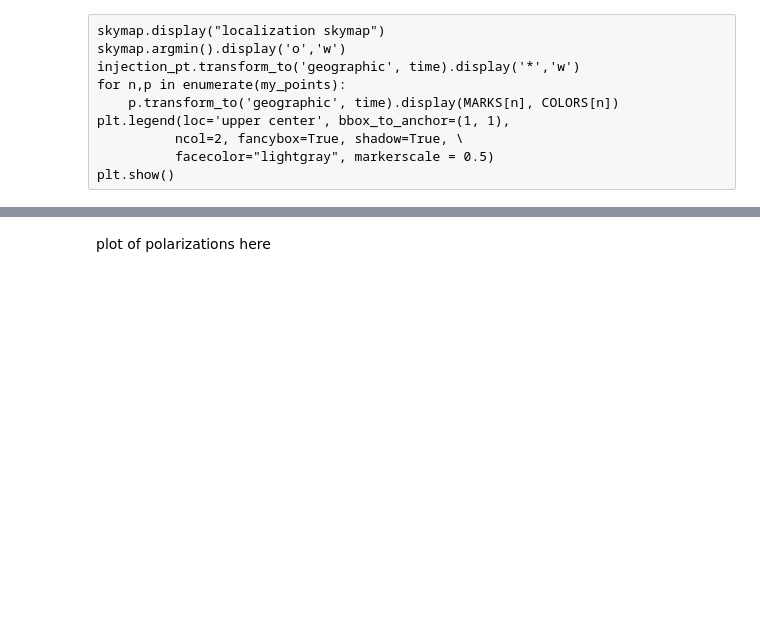
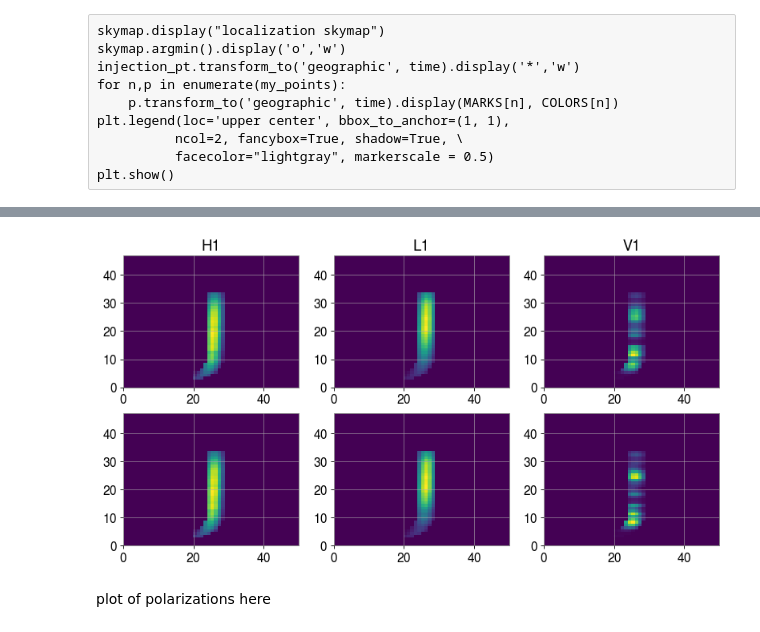
Before and after one commit to ecm0/pyburst, a Jupyter notebook: pipeline/pipeline.ipynb, the cells around one changed output, grey strips where cells are left out. Cells and saved outputs as stored; diff of their text form; code cells hidden in the pictures; blank space fills up the shorter version.

```diff
--- a/pipeline/pipeline.ipynb
+++ b/pipeline/pipeline.ipynb
@@ -205,10 +212,10 @@ plt.show()
 ### Compute mixing matrix at each frequencies
 Note: this can be done only once for an entire segment
 # %%
-phases = np.exp(-2*np.pi*1j* np.einsum('ij,jk->ijk', delays, freqs))
-mixing = np.einsum('ijk,ijl->iljk', antenna_patterns, phases)
-mixing_whitened = np.einsum('ijk,jl,ijl->iljk', antenna_patterns, 1/asds, phases)
-mixing_whitened_inverse = np.linalg.pinv(mixing_whitened)
+phases = numpy.exp(-2*numpy.pi*1j* numpy.einsum('ij,jk->ijk', delays, freqs))
+mixing = numpy.einsum('ijk,ijl->iljk', antenna_patterns, phases)
+mixing_whitened = numpy.einsum('ijk,jl,ijl->iljk', antenna_patterns, 1/asds, phases)
+mixing_whitened_inverse = numpy.linalg.pinv(mixing_whitened)
 # %% [markdown]
 ## Pixel selection
 # %% [raw]
@@ -220,13 +227,13 @@ for d, m in zip(network, whitened_tfmaps):
 # This mask was draw by hand and represent the best result one you
 # obtain with a clever pixel selection algorithm (to be designed)
 # The mask should be applied to the tile [15:50,250:350]
-mask = np.logical_not(imread('mask-bbh.png')[:,:,0])
-#idx_time = np.arange(290,340, dtype=np.intp)
-idx_time = np.arange(294,344, dtype=np.intp)
-idx_freq = np.arange(3,50, dtype=np.intp)
-# idx_time = np.arange(250,350, dtype=np.intp)
-# idx_freq = np.arange(15,50, dtype=np.intp)
-idx = np.ix_(np.arange(3), idx_freq, idx_time)
+mask = numpy.logical_not(plt.imread('../../HLV-data/mask-bbh.png')[:,:,0])
+#idx_time = numpy.arange(290,340, dtype=numpy.intp)
+idx_time = numpy.arange(294,344, dtype=numpy.intp)
+idx_freq = numpy.arange(3,50, dtype=numpy.intp)
+# idx_time = numpy.arange(250,350, dtype=numpy.intp)
+# idx_freq = numpy.arange(15,50, dtype=numpy.intp)
+idx = numpy.ix_(numpy.arange(3), idx_freq, idx_time)
 reduced_tfmaps =  mask * whitened_tfmaps[idx]
 # %%
 reduced_tfmaps.shape
@@ -247,10 +256,10 @@ Faire la selection en se basant seulement sur l'energie incoherente est probable
 Note: this produces an estimate of the signal time-frequency map assuming all source directions in the skygrid.
 To save time, this could be done **only** on selected/clusterized pixels (above a certain threshold)
 # %%
-signal_estimate_tfmaps = np.einsum('ijkl,ljm->ijmk', mixing_whitened_inverse[:,idx_freq, ...], reduced_tfmaps)
-#signal_estimate_tfmaps = np.einsum('ijkl,ljm,jm->ijmk', mixing_whitened_inverse[:,idx_freq, ...], reduced_tfmaps, mask)
-response_estimate_tfmaps = np.einsum('ijkl,ijml->ikjm', mixing_whitened[:,idx_freq, ...], signal_estimate_tfmaps)
-estimation_error = np.linalg.norm(reduced_tfmaps[np.newaxis,:] \
+signal_estimate_tfmaps = numpy.einsum('ijkl,ljm->ijmk', mixing_whitened_inverse[:,idx_freq, ...], reduced_tfmaps)
+#signal_estimate_tfmaps = numpy.einsum('ijkl,ljm,jm->ijmk', mixing_whitened_inverse[:,idx_freq, ...], reduced_tfmaps, mask)
+response_estimate_tfmaps = numpy.einsum('ijkl,ijml->ikjm', mixing_whitened[:,idx_freq, ...], signal_estimate_tfmaps)
+estimation_error = numpy.linalg.norm(reduced_tfmaps[numpy.newaxis,:] \
                                     - response_estimate_tfmaps, \
                                          axis=(-2,-1)).sum(axis=-1)
 skymap = sky.feed(estimation_error)
@@ -295,11 +310,13 @@ plt.show()
 # %%
 idx = estimation_error.argmin()
 fig, axes = plt.subplots(2, len(network))
 for n, d in enumerate(network):
-    axes[0,n].pcolormesh(np.abs(reduced_tfmaps[n,...]))
+    axes[0,n].pcolormesh(numpy.abs(reduced_tfmaps[n,...]))
     axes[0,n].set_title(d)
-    axes[1,n].pcolormesh(np.abs(response_estimate_tfmaps[idx,n,...]))
+    axes[1,n].pcolormesh(numpy.abs(response_estimate_tfmaps[idx,n,...]))
 plt.show()
+# %% [output]
+[figure, added]
 # %% [markdown]
 plot of polarizations here
 # %% [markdown]
```
Also changed, not shown: parts of 25 cells of this notebook.
